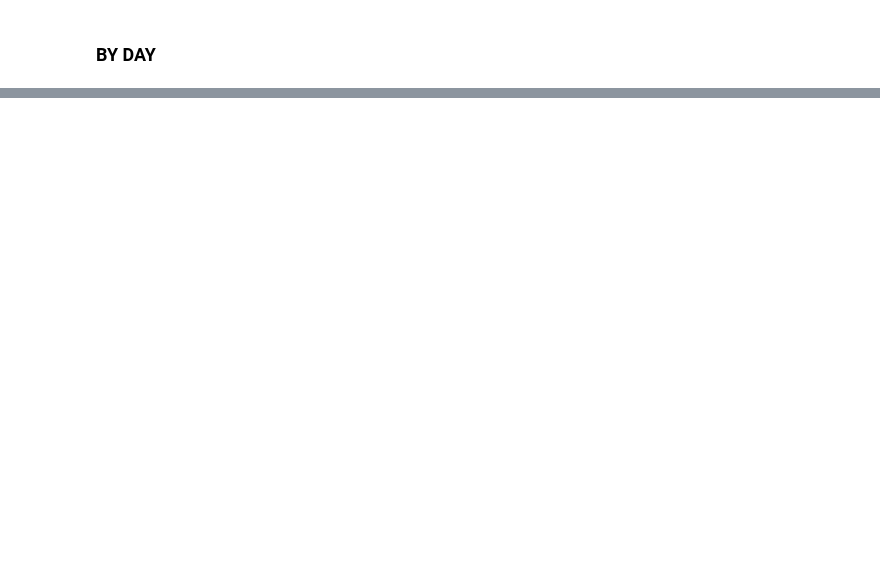
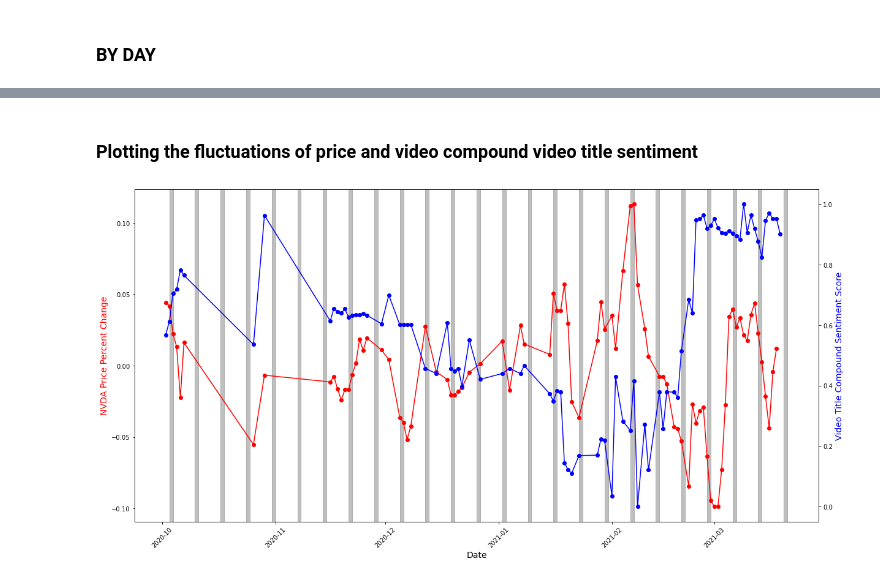
Before and after one commit to Cloblak/youtube_content_based_stock_prediction, a Jupyter notebook: 10_code/EDA_Blank_Code.ipynb, the cells around one changed output, grey strips where cells are left out. Saved outputs shown, nothing was run; the diff lists cells and outputs as text; code cells hidden in the pictures; blank space fills up the shorter version.

```diff
--- a/10_code/EDA_Blank_Code.ipynb
+++ b/10_code/EDA_Blank_Code.ipynb
@@ -45,5 +55,6 @@ def create_response(start_date, end_date, stock_name):
     bins = [-(np.inf), -0.03, 0.03, np.inf]
     names = ["sell", "hold", "buy"]
     response_df["action"] = pd.cut(response_df["percent_change"], bins, labels=names)
+    response_df["close"] = data["Close"]
     response_df = response_df.reset_index()
     return response_df
@@ -110,0 +232,54 @@ X_feautures_pre_merge = X_features.groupby(["Date"]).mean().reset_index()
+# %% [markdown]
+### Plotting the fluctuations of price and video compound video title sentiment
+# %%
+x = pd.DataFrame(X_agg_by_day_feautures_final.Date)
+# print(full_joined_df["compound"])
+y = pd.DataFrame(X_agg_by_day_feautures_final["videoTitleSentimentScore_com"])
+
+# create figure and axis objects with subplots()
+fig, ax = plt.subplots(figsize=(20, 10))
+# make a plot
+
+
+
+ax.plot(X_agg_by_day_feautures_final.Date, X_agg_by_day_feautures_final.percent_change, color="red", marker="o")
+# set x-axis label
+ax.set_xlabel("Date", fontsize=14)
+plt.xticks(rotation=45)
+# set y-axis label
+ax.set_ylabel("NVDA Price Percent Change", color="red", fontsize=14)
+# twin object for two different y-axis on the sample plot
+ax2 = ax.twinx()
+# make a plot with different y-axis using second axis object
+ax2.plot(
+    x, y, color="blue", marker="o",
+)
+ax2.set_ylabel("Video Title Compound Sentiment Score", color="blue", fontsize=14)
+
+def find_weekend_indices(datetime_array):
+    indices = []
+    for i in range(len(datetime_array)):
+        if datetime_array[i].weekday() >= 5:
+            indices.append(i)
+    return indices
+
+indices = find_weekend_indices(X_agg_by_day_feautures_final.Date)
+#print(indices)
+
+sat = X_agg_by_day_feautures_final.Date[indices[0]]
+sun = X_agg_by_day_feautures_final.Date[indices[0]] + timedelta(days=1)
+for i in range(round(int((X_agg_by_day_feautures_final.Date[indices[-1]] - X_agg_by_day_feautures_final.Date[indices[0]]).days)/7)+2):
+    ax.axvspan(sat, sun, alpha=0.5, color='gray')
+    sat += timedelta(days=7)
+    sun += timedelta(days=7)
+
+plt.show()
+# save the plot as a file
+fig.savefig(
+    "../20_graphics/NVDA_Sentiment_Stock_ComparisonPlot.jpeg",
+    format="jpeg",
+    dpi=200,
+    bbox_inches="tight",
+)
+# %% [output]
+[figure, added]
```
Also changed, not shown: parts of 31 cells of this notebook, 4 other files.
